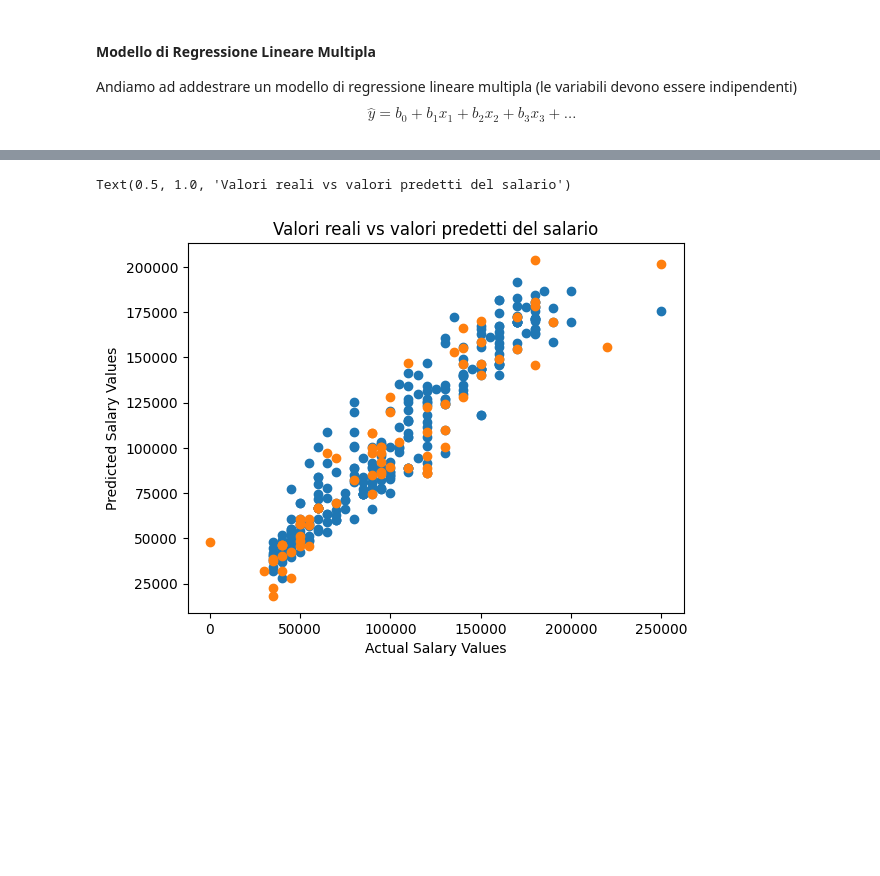
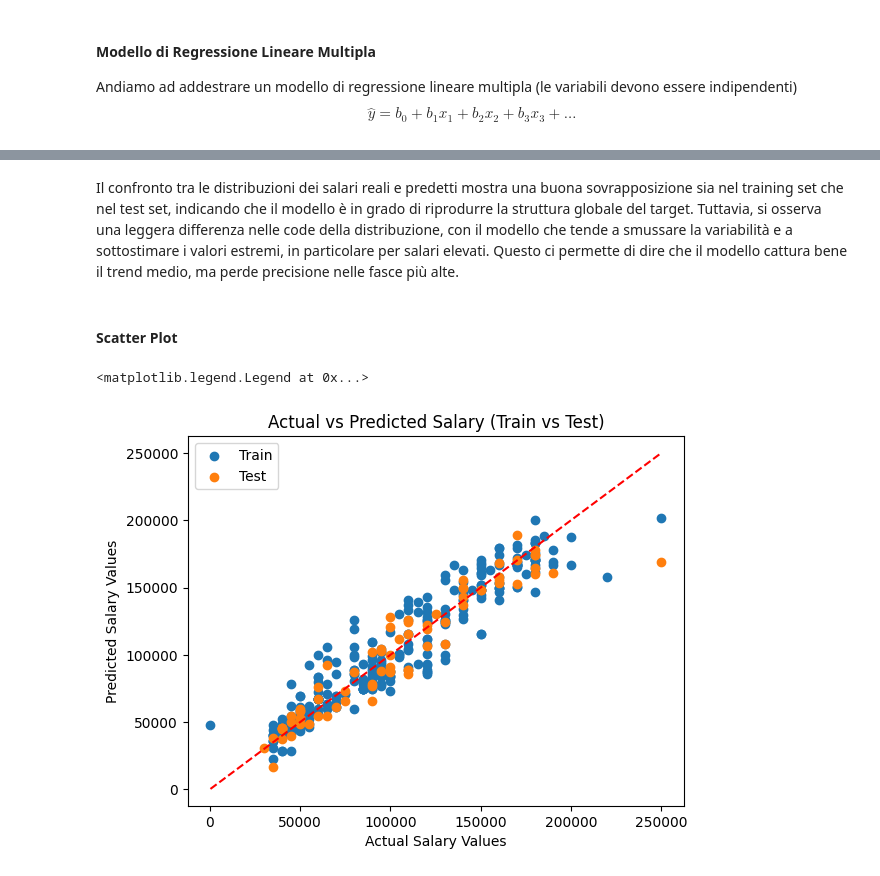
Before and after one commit to umbertogallo01/salary-prediction-analysis, a Jupyter notebook: notebooks/main.ipynb, the cells around one changed output, grey strips where cells are left out. Saved outputs shown, nothing was run; the diff lists cells and outputs as text; code cells hidden in the pictures; blank space fills up the shorter version.

```diff
--- a/notebooks/main.ipynb
+++ b/notebooks/main.ipynb
@@ -350,13 +412,23 @@ L'R^2 dei data test è: 0.8725617503209822
+# %% [markdown]
+Il confronto tra le distribuzioni dei salari reali e predetti mostra una buona sovrapposizione sia nel training set che nel test set, indicando che il modello è in grado di riprodurre la struttura globale del target. Tuttavia, si osserva una leggera differenza nelle code della distribuzione, con il modello che tende a smussare la variabilità e a sottostimare i valori estremi, in particolare per salari elevati. Questo ci permette di dire che il modello cattura bene il trend medio, ma perde precisione nelle fasce più alte.
+# %% [markdown]
+#### Scatter Plot
 # %%
-y_pred_train = model.predict(x_train)
-plt.scatter(y_train, y_pred_train)
-
-y_pred_test = model.predict(x_test)
-plt.scatter(y_test, y_pred_test)
+plt.scatter(y_train, y_pred_train, label="Train")
+plt.scatter(y_test, y_pred_test, label="Test")
 
 plt.xlabel("Actual Salary Values")
 plt.ylabel("Predicted Salary Values")
 plt.title("Actual vs Predicted Salary (Train vs Test)")
+
+# Creiamo la retta y = x
+min_val = min(min(y_train), min(y_test))
+max_val = max(max(y_train), max(y_test))
+
+x = np.linspace(min_val, max_val, 100)
+plt.plot(x, x, color='r', linestyle='--')
+
+plt.legend()
 # %% [output]
-Text(0.5, 1.0, 'Valori reali vs valori predetti del salario')
+<matplotlib.legend.Legend at 0x...>
-[figure, old version]
+[figure, new version]
```
Also changed, not shown: parts of 41 cells of this notebook.
